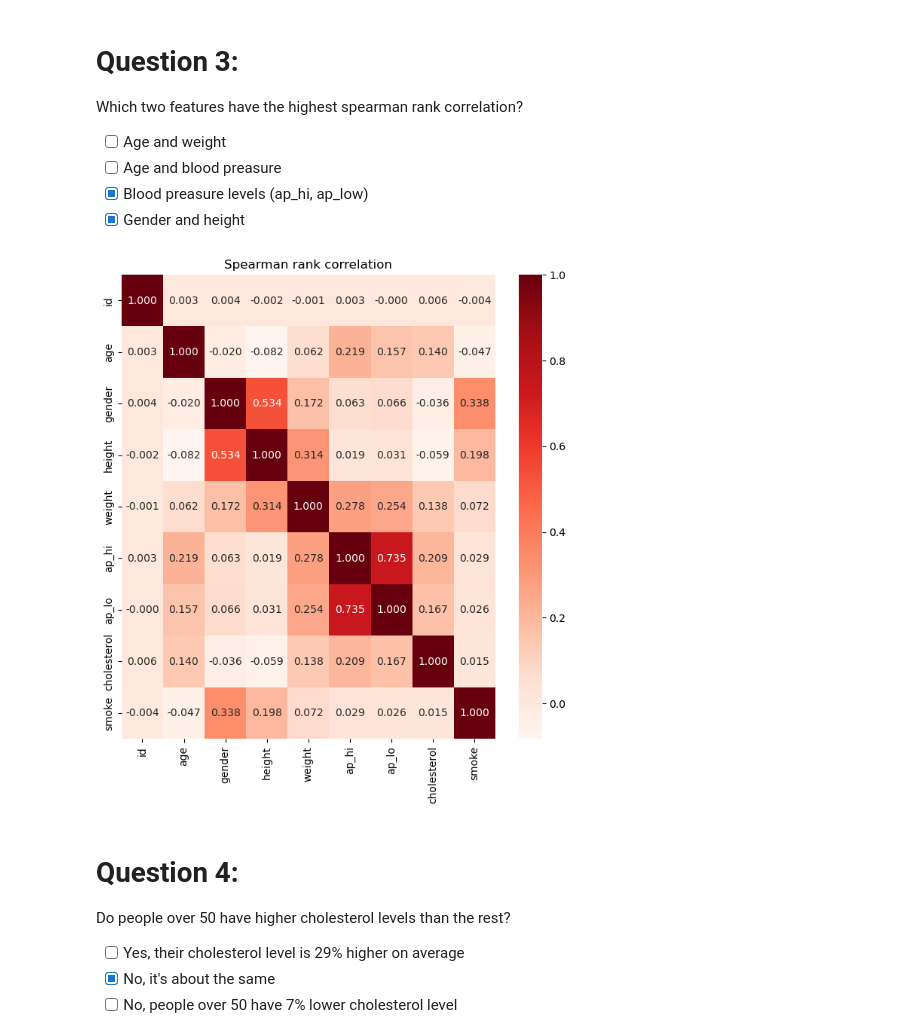
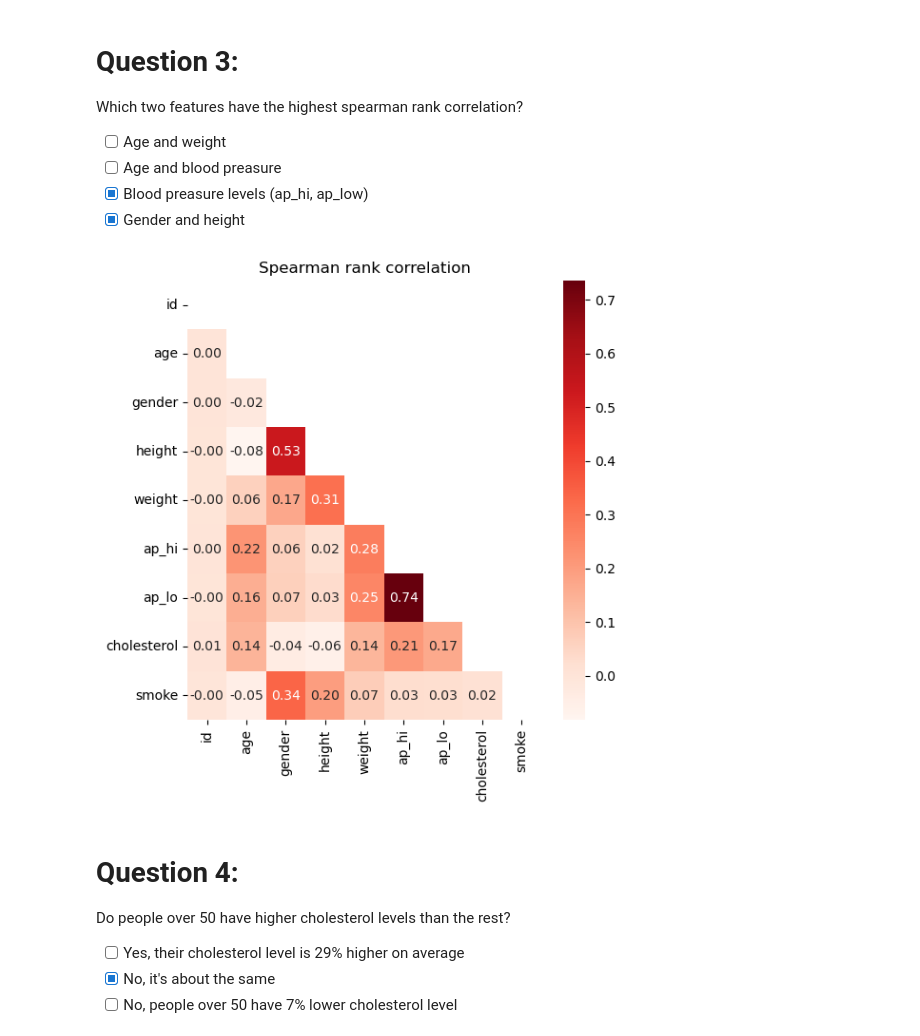
Before and after one commit to voleka-ocrv/t_company_data_analyst, a Jupyter notebook: turing_test.ipynb, the cells around one changed output. Saved outputs shown, nothing was run; the diff lists cells and outputs as text; code cells hidden in the pictures.

```diff
--- a/turing_test.ipynb
+++ b/turing_test.ipynb
@@ -56,12 +58,13 @@ Which two features have the highest spearman rank correlation?
 - [x] Gender and height
 # %%
 spearman_corr = cardio_base.corr(method='spearman')
+mask = pd.DataFrame(np.triu(np.ones_like(spearman_corr)), index=spearman_corr.index, columns=spearman_corr.columns).replace({0: False, 1: True})
 
-fig, ax = plt.subplots(figsize=(8, 8))
+fig, ax = plt.subplots(figsize=(6, 6))
 ax.set_title("Spearman rank correlation")
-sns.heatmap(spearman_corr, annot=True, fmt='.3f', cmap="Reds");
+sns.heatmap(spearman_corr, annot=True, fmt='.2f', cmap="Reds", mask=mask);
 # %% [output]
-[figure, old version]
+[figure, new version]
 # %% [markdown]
 # Question 4:
 Do people over 50 have higher cholesterol levels than the rest?
```
Also changed, not shown: parts of 18 cells of this notebook.
